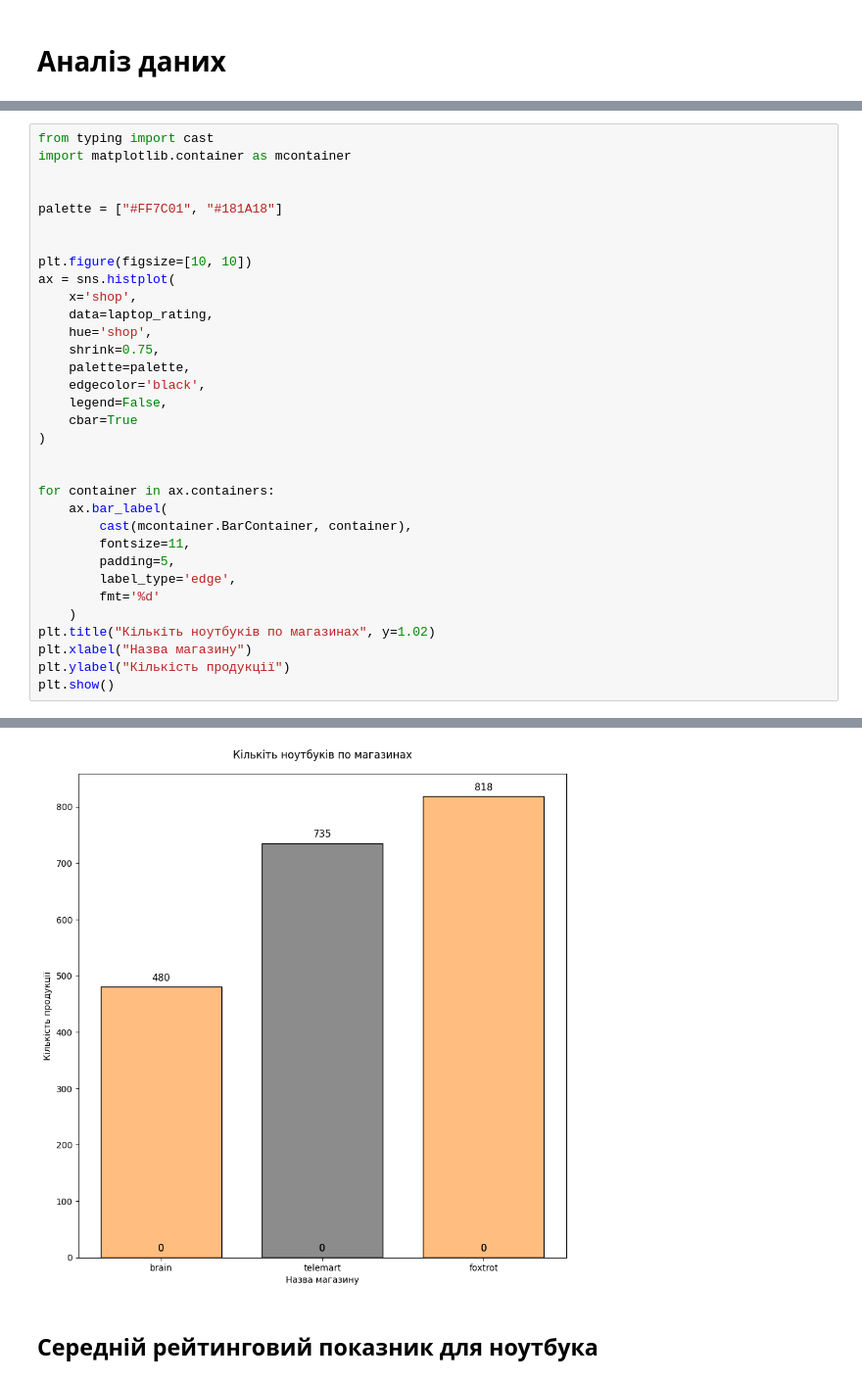
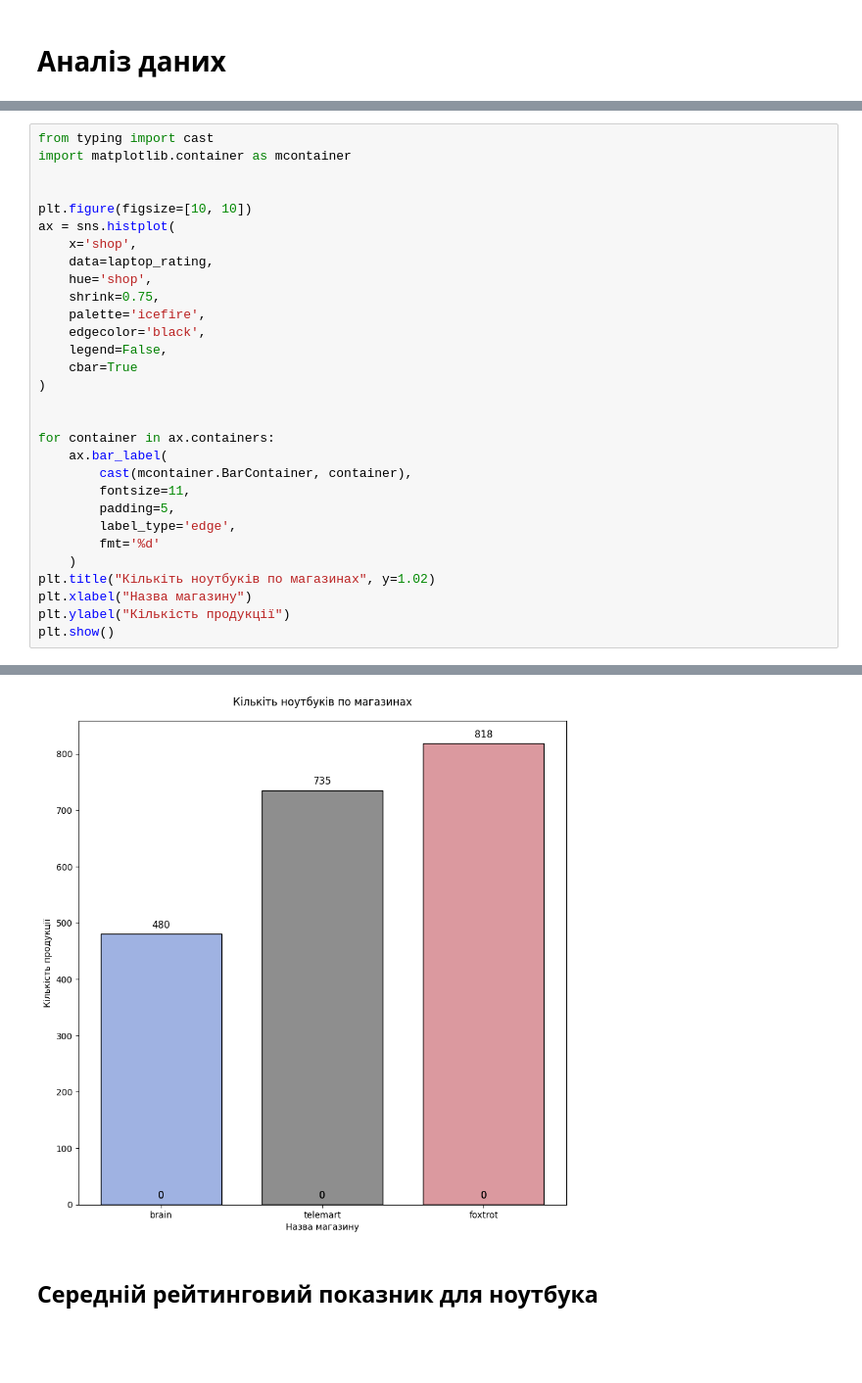
Before and after one commit to TopolyaNOT/laptop_analysis, a Jupyter notebook: test.ipynb, the cells around one changed output, grey strips where cells are left out. Shown at 98% size. Drawn from its saved outputs; the diff is of its cells as text; blank space fills up the shorter version.

```diff
--- a/test.ipynb
+++ b/test.ipynb
@@ -276,9 +275,6 @@ def get_numetric(string: str) -> str:
 # %%
 from typing import cast
 import matplotlib.container as mcontainer
-
-
-palette = ["#FF7C01", "#181A18"]
 
 
 plt.figure(figsize=[10, 10])
@@ -287,7 +283,7 @@ ax = sns.histplot(
     data=laptop_rating,
     hue='shop',
     shrink=0.75,
-    palette=palette,
+    palette='icefire',
     edgecolor='black',
     legend=False,
     cbar=True
@@ -312,4 +306,4 @@ The palette list has fewer values (2) than needed (3) and will cycle, which may
-[figure, old version]
+[figure, new version]
 # %% [markdown]
 ## Середній рейтинговий показник для ноутбука
 # %%
```
Also changed, not shown: parts of 26 cells of this notebook, 1 other file.
